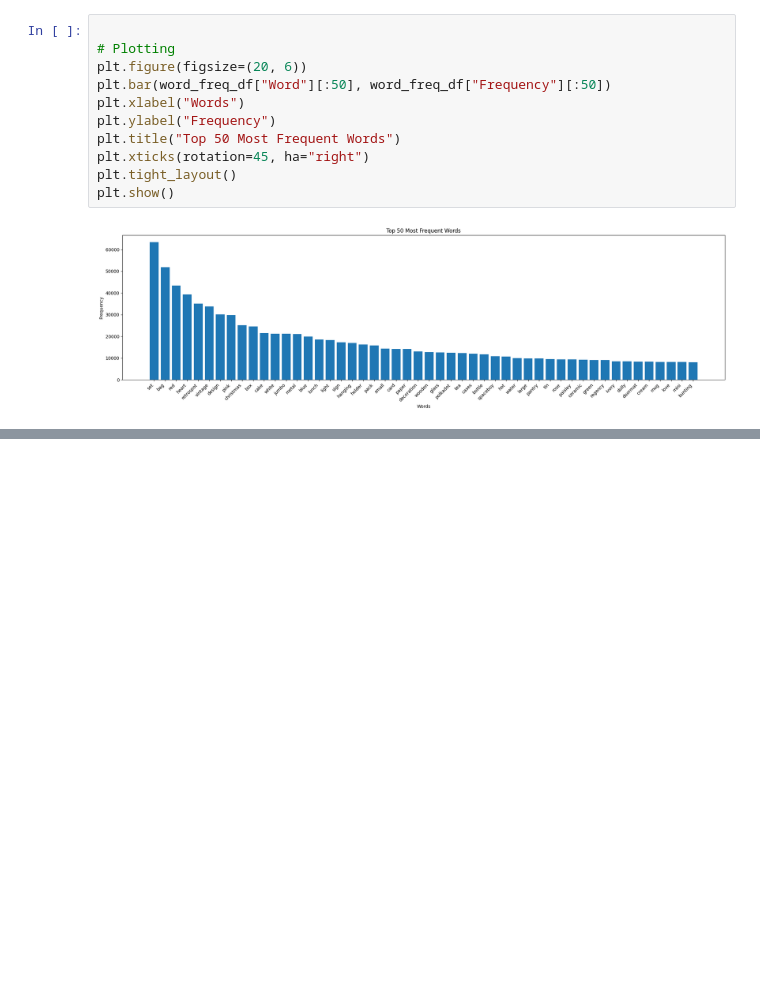
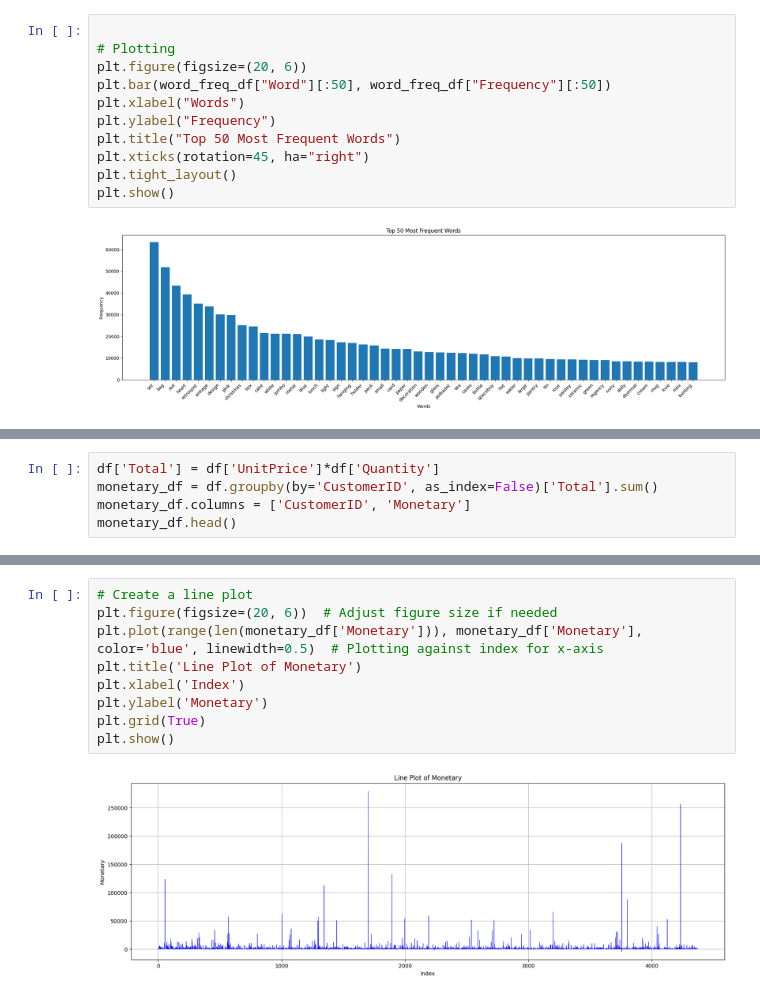
Before and after one commit to NikaGolestani/recsys, a Jupyter notebook: sales.ipynb, the cells around one changed output, grey strips where cells are left out. Cells and saved outputs as stored; diff of their text form; blank space fills up the shorter version.

```diff
--- a/sales.ipynb
+++ b/sales.ipynb
@@ -195,0 +264,5 @@ plt.show()
+# %%
+df['Total'] = df['UnitPrice']*df['Quantity']
+monetary_df = df.groupby(by='CustomerID', as_index=False)['Total'].sum()
+monetary_df.columns = ['CustomerID', 'Monetary']
+monetary_df.head()
@@ -195,0 +276,11 @@ plt.show()
+# %%
+# Create a line plot
+plt.figure(figsize=(20, 6))  # Adjust figure size if needed
+plt.plot(range(len(monetary_df['Monetary'])), monetary_df['Monetary'], color='blue', linewidth=0.5)  # Plotting against index for x-axis
+plt.title('Line Plot of Monetary')
+plt.xlabel('Index')
+plt.ylabel('Monetary')
+plt.grid(True)
+plt.show()
+# %% [output]
+[figure, added]
```
Also changed, not shown: parts of 18 cells of this notebook.
